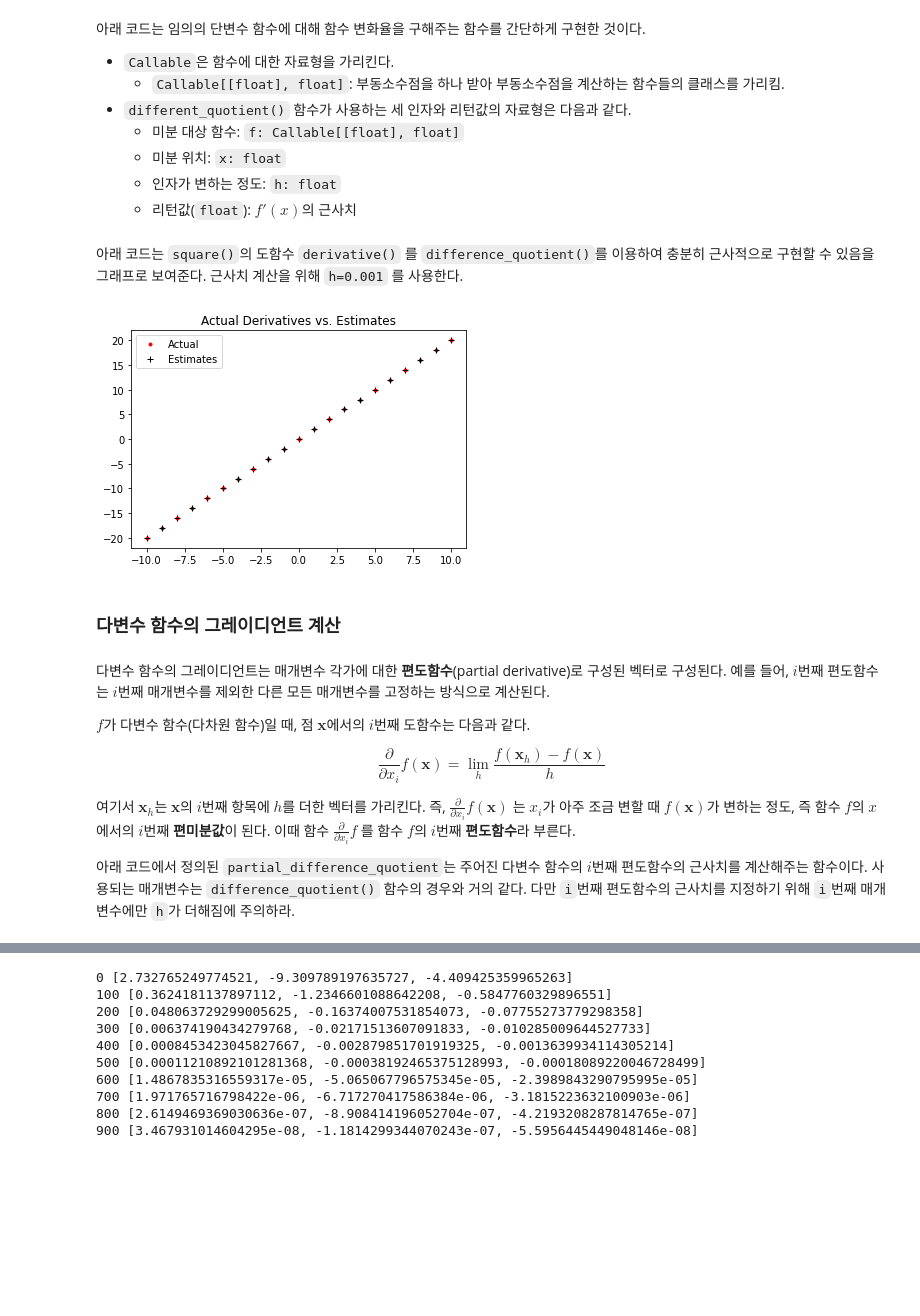
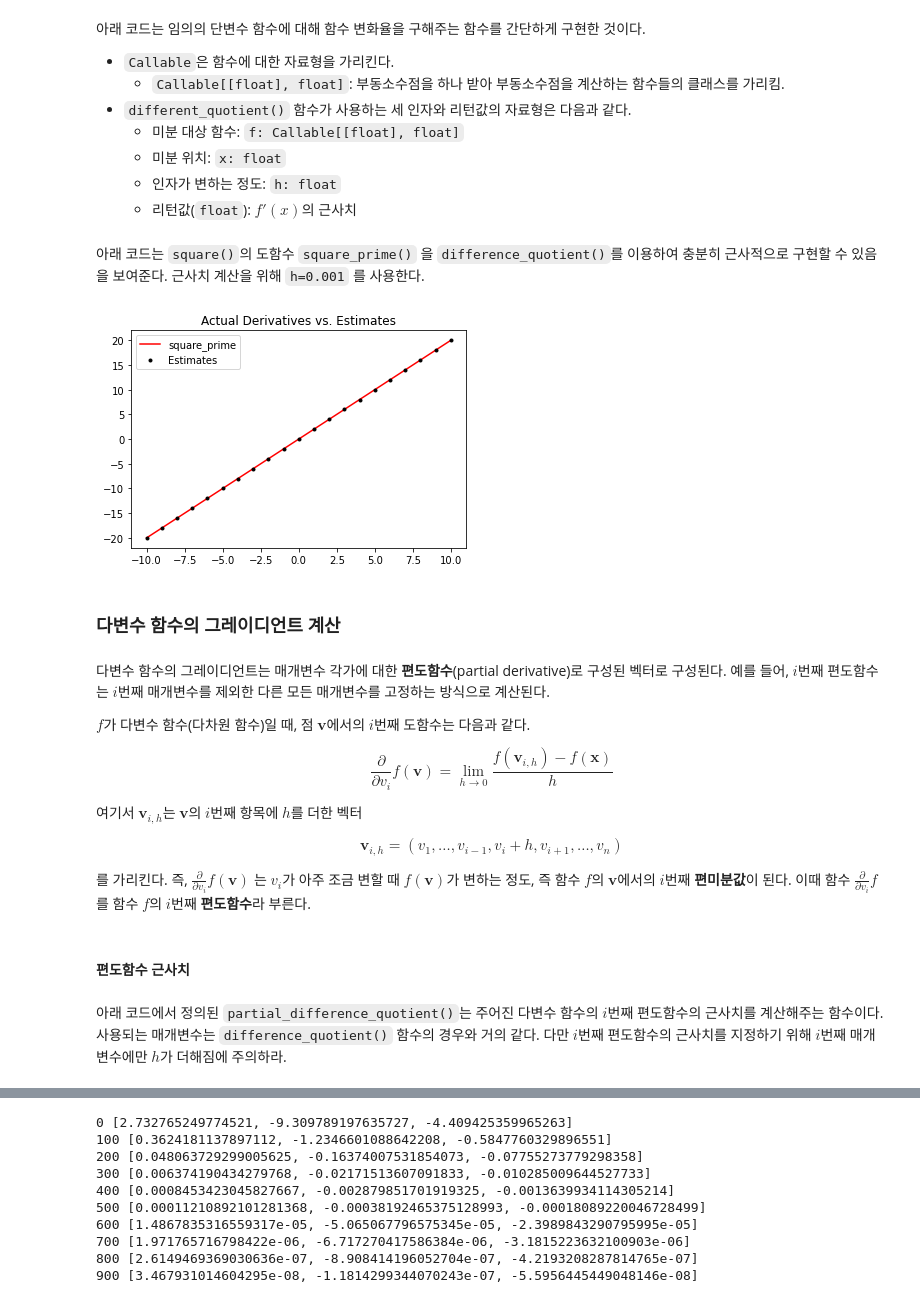
Before and after one commit to codingalzi/pydata, a Jupyter notebook: notebooks/pydata08-machine-learning-preview-3.ipynb, the cells around one changed output, grey strips where cells are left out. Saved outputs shown, nothing was run; the diff lists cells and outputs as text; code cells hidden in the pictures; blank space fills up the shorter version.

```diff
--- a/notebooks/pydata08-machine-learning-preview-3.ipynb
+++ b/notebooks/pydata08-machine-learning-preview-3.ipynb
@@ -158,3 +161,3 @@ def square(x: float) -> float:
 # %%
-def derivative(x: float) -> float:
+def square_prime(x: float) -> float:
     return 2 * x
@@ -195,27 +206,29 @@ def difference_quotient(f: Callable[[float], float],
 
     return (f(x + h) - f(x)) / h
 # %% [markdown]
-아래 코드는 `square()`의 도함수 `derivative()` 를 `difference_quotient()`를
-이용하여 충분히 근사적으로 구현할 수 있음을 그래프로 보여준다.
+아래 코드는 `square()`의 도함수 `square_prime()` 을 `difference_quotient()`를
+이용하여 충분히 근사적으로 구현할 수 있음을 보여준다.
 근사치 계산을 위해 `h=0.001` 를 사용한다.
 # %%
 import matplotlib.pyplot as plt
 
 h = 0.001
 xs = range(-10, 11)
 
-actuals = [derivative(x) for x in xs]
+actuals = [square_prime(x) for x in xs]
 estimates = [difference_quotient(square, x, h) for x in xs]
 
 plt.title("Actual Derivatives vs. Estimates")
-# 실제 도함수 그래프(빨간색 점)
-plt.plot(xs, actuals, 'r.', label='Actual')
-# 근사치 그래프(검은색 +)
-plt.plot(xs, estimates, 'k+', label='Estimates')
+
+# 실제 도함수 그래프(빨간색 직선)
+plt.plot(xs, actuals, 'r-', label='square_prime')
+
+# 근사치 그래프(검은색 점)
+plt.plot(xs, estimates, 'k.', label='Estimates')
 plt.legend()
 plt.show()
 # %% [output]
-[figure, old version]
+[figure, new version]
 # %% [markdown]
 ### 다변수 함수의 그레이디언트 계산
 # %% [markdown]
@@ -224,22 +237,30 @@ plt.show()
 예를 들어, $i$번째 편도함수는 $i$번째 매개변수를 제외한 다른 모든 매개변수를 고정하는
 방식으로 계산된다.
 
-$f$가 다변수 함수(다차원 함수)일 때, 점 $\mathbf{x}$에서의 $i$번째 도함수는 다음과 같다.
+$f$가 다변수 함수(다차원 함수)일 때, 점 $\mathbf{v}$에서의 $i$번째 도함수는 다음과 같다.
 
 $$
-\frac{\partial}{\partial x_i}f(\mathbf x) = \lim_h \frac{f(\mathbf{x}_h) - f(\mathbf x)}{h}
+\frac{\partial}{\partial v_i}f(\mathbf{v}) = \lim_{h \to 0} \frac{f(\mathbf{v}_{i, h}) - f(\mathbf x)}{h}
 $$
 
-여기서 $\mathbf{x}_h$는 $\mathbf x$의 $i$번째 항목에 $h$를 더한 벡터를 가리킨다.
-즉, $\frac{\partial}{\partial x_i} f(\mathbf x)$ 는 $x_i$가 아주 조금 변할 때
-$f(\mathbf x)$가 변하는 정도, 즉
-함수 $f$의 $x$에서의 $i$번째 **편미분값**이 된다.
-이때 함수 $\frac{\partial}{\partial x_i}f$ 를 함수 $f$의 $i$번째 **편도함수**라 부른다.
+여기서 $\mathbf{v}_{i, h}$는 $\mathbf{v}$의 $i$번째 항목에 $h$를 더한 벡터
 
-아래 코드에서 정의된 `partial_difference_quotient`는 주어진 다변수 함수의 $i$번째
-편도함수의 근사치를 계산해주는 함수이다.
-사용되는 매개변수는 `difference_quotient()` 함수의 경우와 거의 같다.
-다만 `i`번째 편도함수의 근사치를 지정하기 위해 `i`번째 매개변수에만 `h`가 더해짐에 주의하라.
+$$
+\mathbf{v}_{i, h} = (v_1, \dots, v_{i-1}, v_i + h, v_{i+1}, \dots, v_n)
+$$
+
+를 가리킨다.
+즉, $\frac{\partial}{\partial v_i} f(\mathbf{v})$ 는 $v_i$가 아주 조금 변할 때
+$f(\mathbf{v})$가 변하는 정도, 즉
+함수 $f$의 $\mathbf{v}$에서의 $i$번째 **편미분값**이 된다.
+이때 함수 $\frac{\partial}{\partial v_i}f$ 를 함수 $f$의 $i$번째 **편도함수**라 부른다.
+# %% [markdown]
+#### 편도함수 근사치
+# %% [markdown]
+아래 코드에서 정의된 `partial_difference_quotient()`는 주어진 다변수 함수의 $i$번째
+편도함수의 근사치를 계산해주는 함수이다.
+사용되는 매개변수는 `difference_quotient()` 함수의 경우와 거의 같다.
+다만 $i$번째 편도함수의 근사치를 지정하기 위해 $i$번째 매개변수에만 $h$가 더해짐에 주의하라.
 # %%
 def partial_difference_quotient(f: Callable[[LA.Vector], float],
                                 v: LA.Vector,
```
Also changed, not shown: parts of 64 cells of this notebook, 1 other file.
